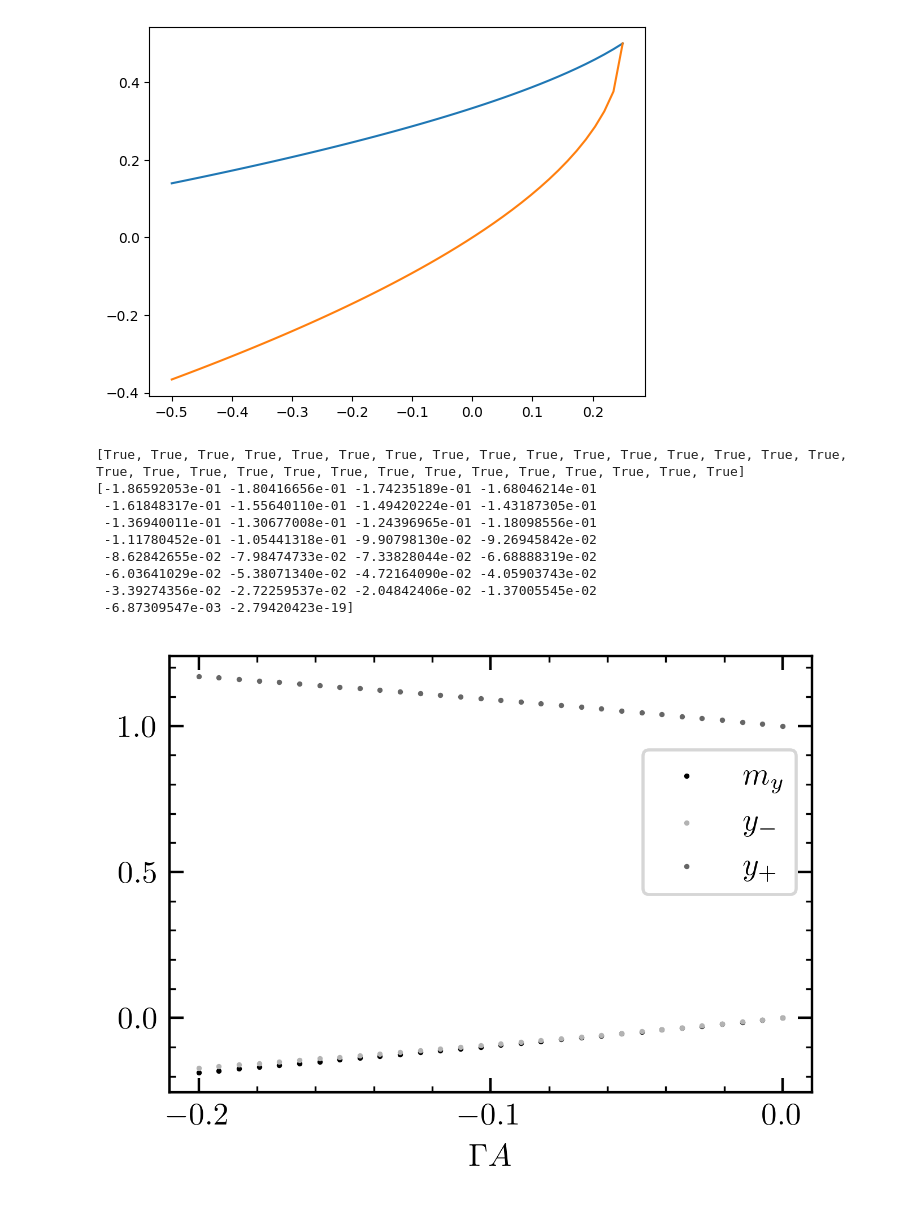
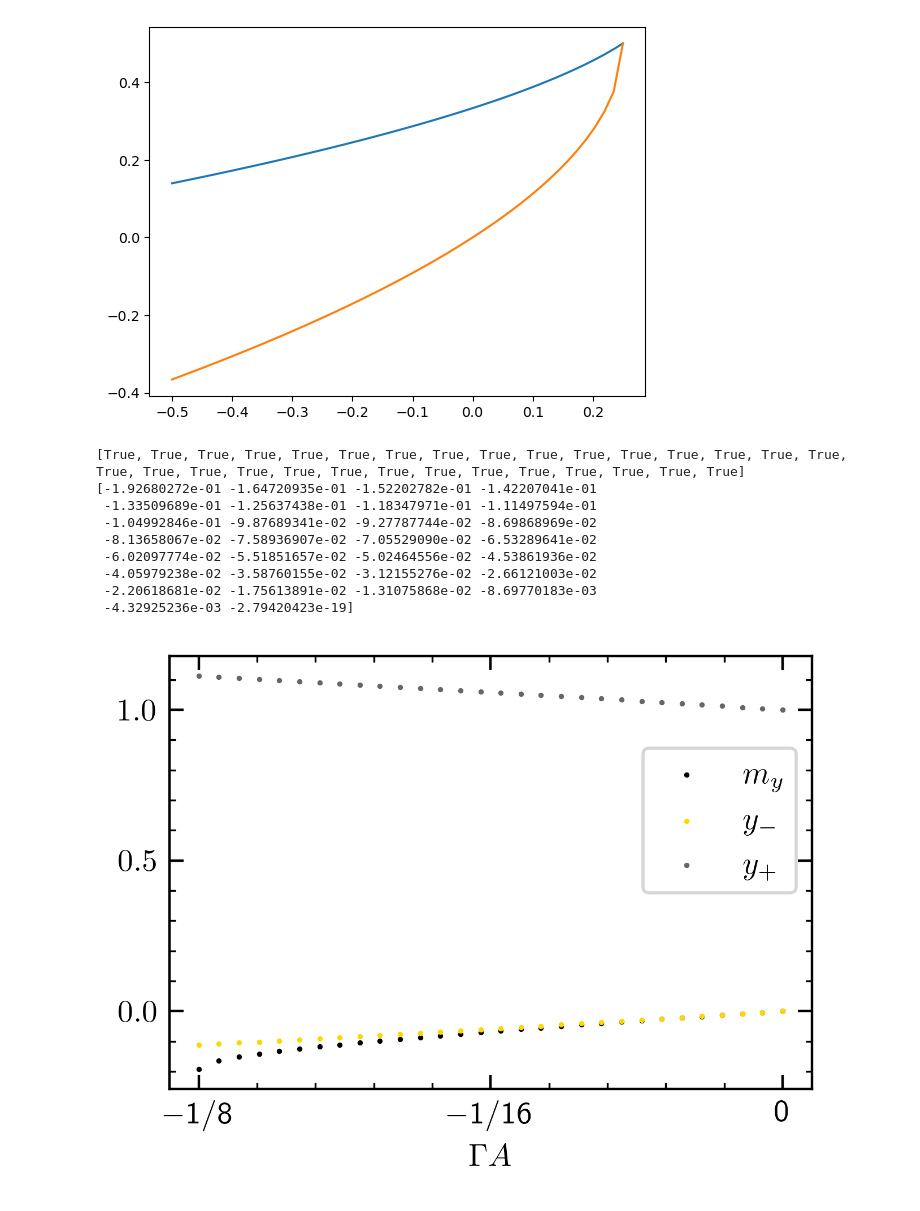
Before and after one commit to ChriGomm/Bachelor_sympy, a Jupyter notebook: fixp_alal.ipynb, the cells around one changed output. Saved outputs shown, nothing was run; the diff lists cells and outputs as text; code cells hidden in the pictures.

```diff
--- a/fixp_alal.ipynb
+++ b/fixp_alal.ipynb
@@ -131,10 +131,10 @@ from scipy.optimize import root_scalar
 import numpy as np
 import matplotlib.pyplot as plt
 import matplotlib.ticker as ticker
-A = np.linspace(-0.2,0,30)
+A = np.linspace(-1/8,0,30)
 def func_B(a):
     if a<0:
-        return 2*a/(-1-np.sqrt(1+2*a))
+        return 2*a/(-1-np.sqrt(1+8*a))
     else:
         return 0
 root = []
@@ -156,17 +156,17 @@ def root_lam2(a):
 cm = 1/2.54
 width = 8*cm
 name_of_plot = "k=w_sign_of_ev1.pdf"
-major_xtick_step = 0.1
-minor_xtick_step = 0.02
+major_xtick_step = 1/16
+minor_xtick_step = 0.05/4
 major_ytick_step = 0.5
 minor_ytick_step = 0.1
 STRIP_OF_ZEROS_X = True
-STRIP_OF_ZEROS_Y = True
+STRIP_OF_ZEROS_Y = False
 
 fig, ax = plt.subplots(1,1,layout='constrained',figsize=(width,4.8/6.4*width),dpi=400)
 
 ax.scatter(A,root,color='0')
-ax.scatter(A,root_lam1(A),color='0.7')
+ax.scatter(A,root_lam1(A),color='#FFD700')
 ax.scatter(A,root_lam2(A),color='0.4')
 
 
@@ -180,42 +180,49 @@ plt.legend([r'$m_y$',r'$y_-$',r'$y_+$'],loc='right',bbox_to_anchor=(1,0.62))
 plt.rcParams["lines.markersize"]=0.7
 plt.rcParams["axes.unicode_minus"]=True
 plt.rcParams["font.size"]=10
 plt.rcParams["text.usetex"]=True
 plt.rcParams["font.serif"]="Computer Modern Serif"
 # def strip0(x,pos):
 #     if x<0:
 #         return u'\u2212'+ str(x).rstrip(".0").lstrip("-")
 #     else:
 #         if str(x).rstrip(".0"):
 #             return str(x).rstrip(".0")
 #     return "0"
+def strip0(x,pos):
+    if x==0:
+        return "0"
+    if x<-3/16/2:
+        return u'\u2212'+ '1/8' #str(x).rstrip(".0").lstrip("-")
+    else:
+        return u'\u2212'+ '1/16'
 ax.yaxis.set_major_locator(ticker.MultipleLocator(major_ytick_step))
 ax.yaxis.set_minor_locator(ticker.MultipleLocator(minor_ytick_step))
 ax.xaxis.set_major_locator(ticker.MultipleLocator(major_xtick_step))
 ax.xaxis.set_minor_locator(ticker.MultipleLocator(minor_xtick_step))
-# if STRIP_OF_ZEROS_X:
-#     ax.xaxis.set_major_formatter(ticker.FuncFormatter(strip0))
+if STRIP_OF_ZEROS_X:
+    ax.xaxis.set_major_formatter(ticker.FuncFormatter(strip0))
 # if STRIP_OF_ZEROS_Y:
 #     ax.yaxis.set_major_formatter(ticker.FuncFormatter(strip0))
 ax.tick_params(axis='x',direction='in',which='both',bottom=True,top=True,labelbottom=True)
 ax.tick_params(axis='both',which='major',length=4.5)
 ax.tick_params(axis='y',direction='in',which='both',left=True,right=True,labelleft=True)
 ax.set_xlabel(r'$\Gamma A$')
 # plt.setp(ax.yaxis.get_majorticklabels(),va='bottom')
 
 
 # save figure
-plt.savefig(name_of_plot,bbox_inches='tight')
+plt.savefig('/home/christian/Documents/Bachelor/protocol/'+name_of_plot,bbox_inches='tight')
 
 plt.show()
 # %% [output]
 [True, True, True, True, True, True, True, True, True, True, True, True, True, True, True, True, True, True, True, True, True, True, True, True, True, True, True, True, True, True]
-[-1.86592053e-01 -1.80416656e-01 -1.74235189e-01 -1.68046214e-01
- -1.61848317e-01 -1.55640110e-01 -1.49420224e-01 -1.43187305e-01
- -1.36940011e-01 -1.30677008e-01 -1.24396965e-01 -1.18098556e-01
- -1.11780452e-01 -1.05441318e-01 -9.90798130e-02 -9.26945842e-02
- -8.62842655e-02 -7.98474733e-02 -7.33828044e-02 -6.68888319e-02
- -6.03641029e-02 -5.38071340e-02 -4.72164090e-02 -4.05903743e-02
- -3.39274356e-02 -2.72259537e-02 -2.04842406e-02 -1.37005545e-02
- -6.87309547e-03 -2.79420423e-19]
+[-1.92680272e-01 -1.64720935e-01 -1.52202782e-01 -1.42207041e-01
+ -1.33509689e-01 -1.25637438e-01 -1.18347971e-01 -1.11497594e-01
+ -1.04992846e-01 -9.87689341e-02 -9.27787744e-02 -8.69868969e-02
+ -8.13658067e-02 -7.58936907e-02 -7.05529090e-02 -6.53289641e-02
+ -6.02097774e-02 -5.51851657e-02 -5.02464556e-02 -4.53861936e-02
+ -4.05979238e-02 -3.58760155e-02 -3.12155276e-02 -2.66121003e-02
+ -2.20618681e-02 -1.75613891e-02 -1.31075868e-02 -8.69770183e-03
+ -4.32925236e-03 -2.79420423e-19]
-[figure, old version]
+[figure, new version]
```
Also changed, not shown: parts of 1 cell of this notebook, 1 other file.
